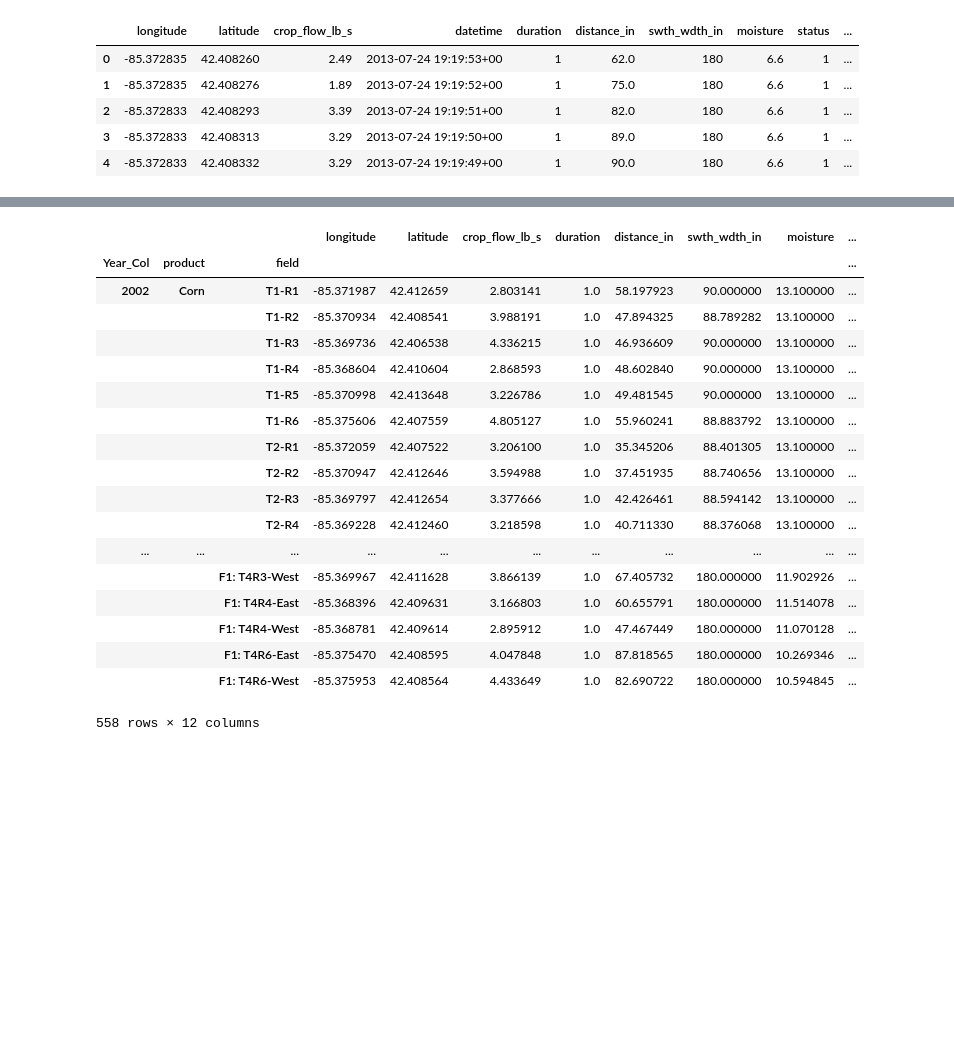
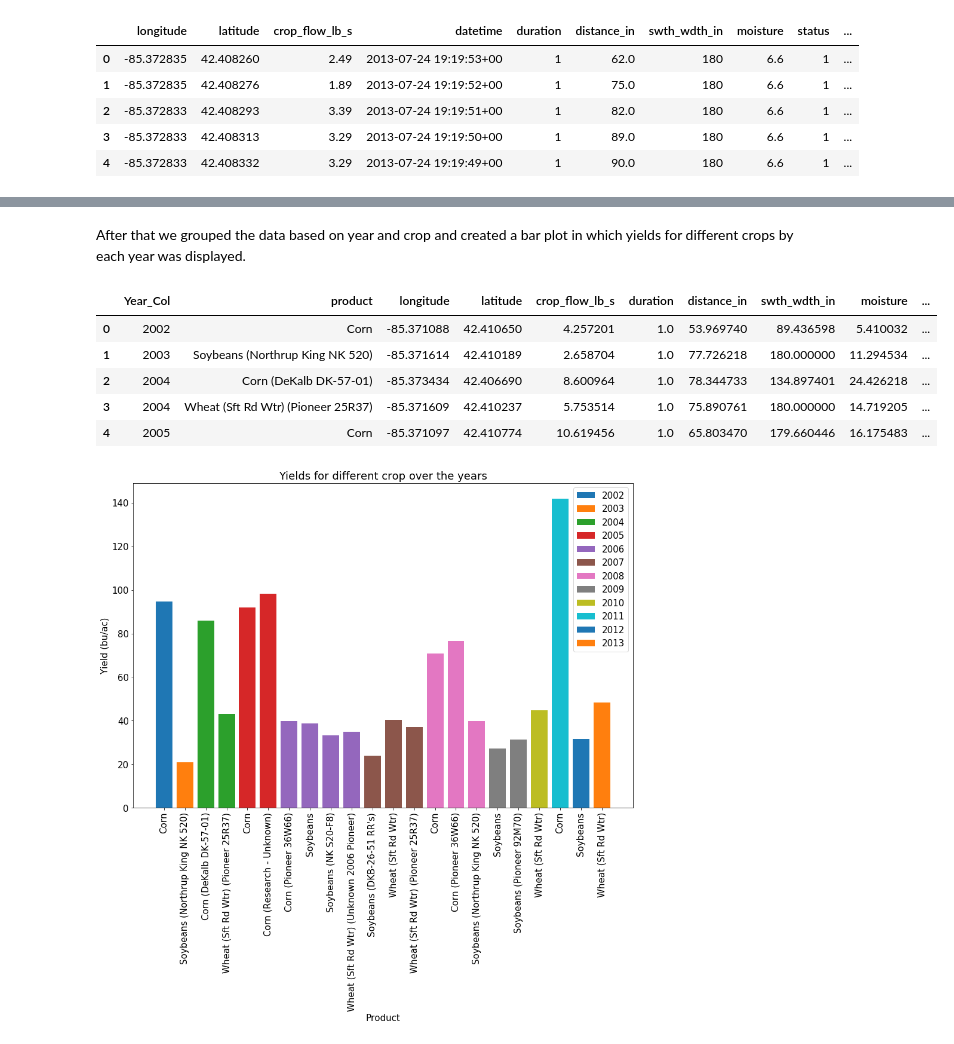
Before and after one commit to HSSangha/Case-Study-2, a Jupyter notebook: Case_Study_2_Harman.ipynb, the cells around one changed output, grey strips where cells are left out. Cells and saved outputs as stored; diff of their text form; code cells hidden in the pictures; blank space fills up the shorter version.

```diff
--- a/Case_Study_2_Harman.ipynb
+++ b/Case_Study_2_Harman.ipynb
@@ -130,22 +110,34 @@ new_db
+# %% [markdown]
+After that we grouped the data based on year and crop and created a bar plot in which yields for different crops by each year was displayed.
 # %%
-new_db.groupby(['Year_Col','product','field']).mean()
+avg_yields = new_db.groupby(['Year_Col','product'], as_index = False).mean()
+avg_yields.head()
 # %% [output]
-|  |  |  | longitude | latitude | crop_flow_lb_s | duration | distance_in | swth_wdth_in | moisture | ... |
-| Year_Col | product | field |  |  |  |  |  |  |  | ... |
-| 2002 | Corn | T1-R1 | -85.371987 | 42.412659 | 2.803141 | 1.0 | 58.197923 | 90.000000 | 13.100000 | ... |
-|  |  | T1-R2 | -85.370934 | 42.408541 | 3.988191 | 1.0 | 47.894325 | 88.789282 | 13.100000 | ... |
-|  |  | T1-R3 | -85.369736 | 42.406538 | 4.336215 | 1.0 | 46.936609 | 90.000000 | 13.100000 | ... |
-|  |  | T1-R4 | -85.368604 | 42.410604 | 2.868593 | 1.0 | 48.602840 | 90.000000 | 13.100000 | ... |
-|  |  | T1-R5 | -85.370998 | 42.413648 | 3.226786 | 1.0 | 49.481545 | 90.000000 | 13.100000 | ... |
-|  |  | T1-R6 | -85.375606 | 42.407559 | 4.805127 | 1.0 | 55.960241 | 88.883792 | 13.100000 | ... |
-|  |  | T2-R1 | -85.372059 | 42.407522 | 3.206100 | 1.0 | 35.345206 | 88.401305 | 13.100000 | ... |
-|  |  | T2-R2 | -85.370947 | 42.412646 | 3.594988 | 1.0 | 37.451935 | 88.740656 | 13.100000 | ... |
-|  |  | T2-R3 | -85.369797 | 42.412654 | 3.377666 | 1.0 | 42.426461 | 88.594142 | 13.100000 | ... |
-|  |  | T2-R4 | -85.369228 | 42.412460 | 3.218598 | 1.0 | 40.711330 | 88.376068 | 13.100000 | ... |
-| ... | ... | ... | ... | ... | ... | ... | ... | ... | ... | ... |
-|  |  | F1: T4R3-West | -85.369967 | 42.411628 | 3.866139 | 1.0 | 67.405732 | 180.000000 | 11.902926 | ... |
-|  |  | F1: T4R4-East | -85.368396 | 42.409631 | 3.166803 | 1.0 | 60.655791 | 180.000000 | 11.514078 | ... |
-|  |  | F1: T4R4-West | -85.368781 | 42.409614 | 2.895912 | 1.0 | 47.467449 | 180.000000 | 11.070128 | ... |
-|  |  | F1: T4R6-East | -85.375470 | 42.408595 | 4.047848 | 1.0 | 87.818565 | 180.000000 | 10.269346 | ... |
-|  |  | F1: T4R6-West | -85.375953 | 42.408564 | 4.433649 | 1.0 | 82.690722 | 180.000000 | 10.594845 | ... |
+|  | Year_Col | product | longitude | latitude | crop_flow_lb_s | duration | distance_in | swth_wdth_in | moisture | ... |
+| 0 | 2002 | Corn | -85.371088 | 42.410650 | 4.257201 | 1.0 | 53.969740 | 89.436598 | 5.410032 | ... |
+| 1 | 2003 | Soybeans (Northrup King NK 520) | -85.371614 | 42.410189 | 2.658704 | 1.0 | 77.726218 | 180.000000 | 11.294534 | ... |
+| 2 | 2004 | Corn (DeKalb DK-57-01) | -85.373434 | 42.406690 | 8.600964 | 1.0 | 78.344733 | 134.897401 | 24.426218 | ... |
+| 3 | 2004 | Wheat (Sft Rd Wtr) (Pioneer 25R37) | -85.371609 | 42.410237 | 5.753514 | 1.0 | 75.890761 | 180.000000 | 14.719205 | ... |
+| 4 | 2005 | Corn | -85.371097 | 42.410774 | 10.619456 | 1.0 | 65.803470 | 179.660446 | 16.175483 | ... |
-558 rows × 12 columns
+# %%
+years = list(range(2002,2014))
+
+plt.figure(figsize=(15,10))
+plt.rcParams.update({'font.size': 15})
+
+for i in years:
+
+    subset_yield = avg_yields[avg_yields.Year_Col == i]
+    labels = subset_yield['product']
+    yields = subset_yield['Yields']
+    plt.bar(labels + str(i), yields, width = 0.8, label = str(i))
+
+plt.title('Yields for different crop over the years')
+plt.xlabel('Product')
+plt.xticks(rotation = 90)
+plt.ylabel('Yield (bu/ac)')
+plt.xticks(np.arange(len(avg_yields['product'])), avg_yields['product'])
+plt.legend(years)
+plt.show()
+# %% [output]
+[figure, added]
```
Also changed, not shown: parts of 13 cells of this notebook.
